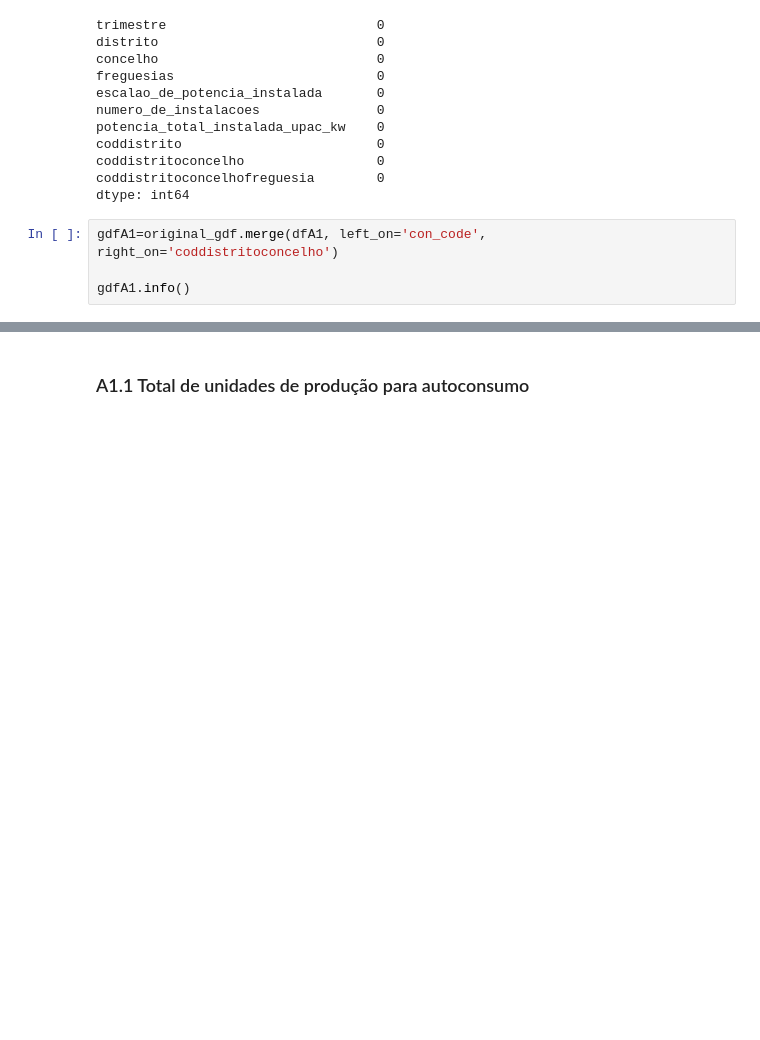
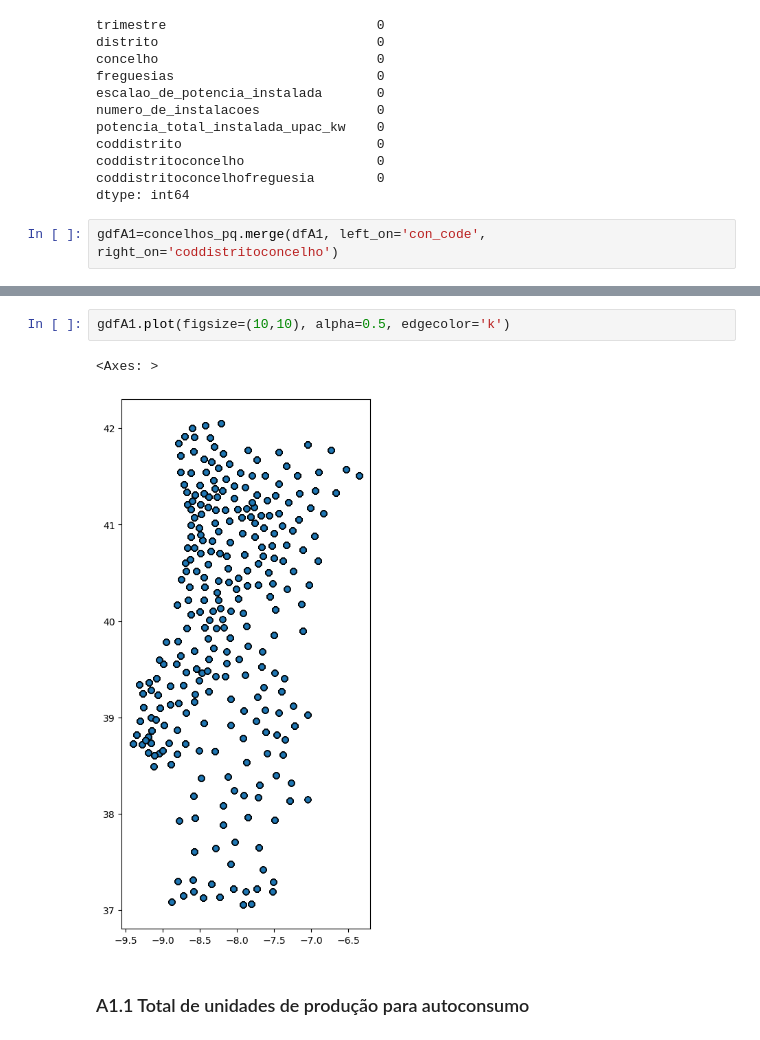
Before and after one commit to masomaro/ITTE, a Jupyter notebook: notebooks/analise_exploratoria.ipynb, the cells around one changed output, grey strips where cells are left out. Cells and saved outputs as stored; diff of their text form; blank space fills up the shorter version.

```diff
--- a/notebooks/analise_exploratoria.ipynb
+++ b/notebooks/analise_exploratoria.ipynb
@@ -152,6 +180,4 @@ coddistritoconcelho                 0
 coddistritoconcelhofreguesia        0
 dtype: int64
 # %%
-gdfA1=original_gdf.merge(dfA1, left_on='con_code', right_on='coddistritoconcelho')
-
-gdfA1.info()
+gdfA1=concelhos_pq.merge(dfA1, left_on='con_code', right_on='coddistritoconcelho')
@@ -181,3 +204,8 @@ gdfA1
+# %%
+gdfA1.plot(figsize=(10,10), alpha=0.5, edgecolor='k')
+# %% [output]
+<Axes: >
+[figure, added]
 # %% [markdown]
 ### A1.1 Total de unidades de produção para autoconsumo
 # %%
```
Also changed, not shown: parts of 7 cells of this notebook, 4 other files.
